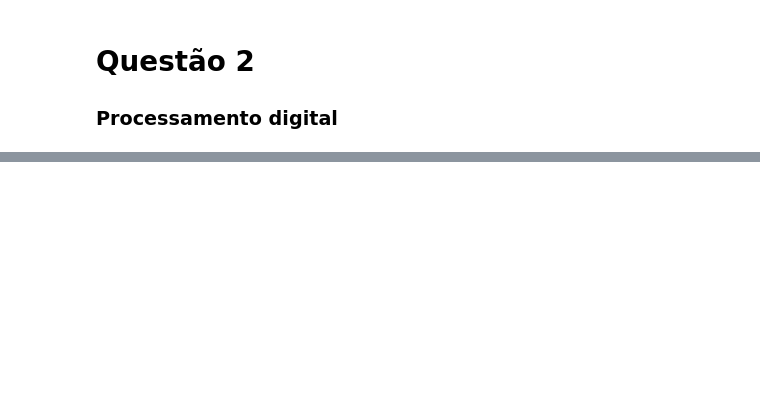
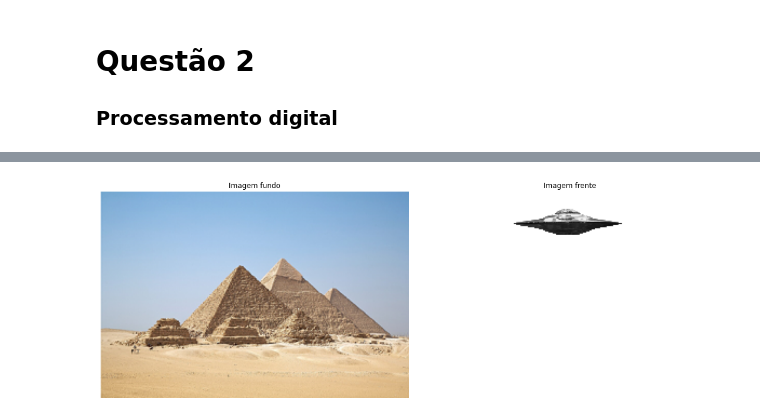
Before and after one commit to fekurita/MachineVision, a Jupyter notebook: APS1/APS1.ipynb, the cells around one changed output, grey strips where cells are left out. Cells and saved outputs as stored; diff of their text form; code cells hidden in the pictures; blank space fills up the shorter version.

```diff
--- a/APS1/APS1.ipynb
+++ b/APS1/APS1.ipynb
@@ -34,0 +91,21 @@ plt.show()
+# %%
+img_fundo = cv2.imread("Figuras_APS1/Fig_APS1_2a.bmp", cv2.IMREAD_COLOR)
+img_frente = cv2.imread("Figuras_APS1/Fig_APS1_2b.bmp", cv2.IMREAD_GRAYSCALE)
+img_fundo_rgb = cv2.cvtColor(img_fundo,cv2.COLOR_BGR2RGB)
+
+(h,w,c)= img_fundo.shape
+
+plt.figure(figsize=(15,10))
+plt.subplot(1,2,1)
+plt.imshow(img_fundo_rgb, cmap='gray')
+plt.title('Imagem fundo')
+plt.axis('off')
+
+plt.subplot(1,2,2)
+plt.imshow(img_frente, cmap='gray')
+plt.title('Imagem frente')
+plt.axis('off')
+plt.tight_layout()
+plt.show()
+# %% [output]
+[figure, added]
```
Also changed, not shown: parts of 8 cells of this notebook, 1 other file.
